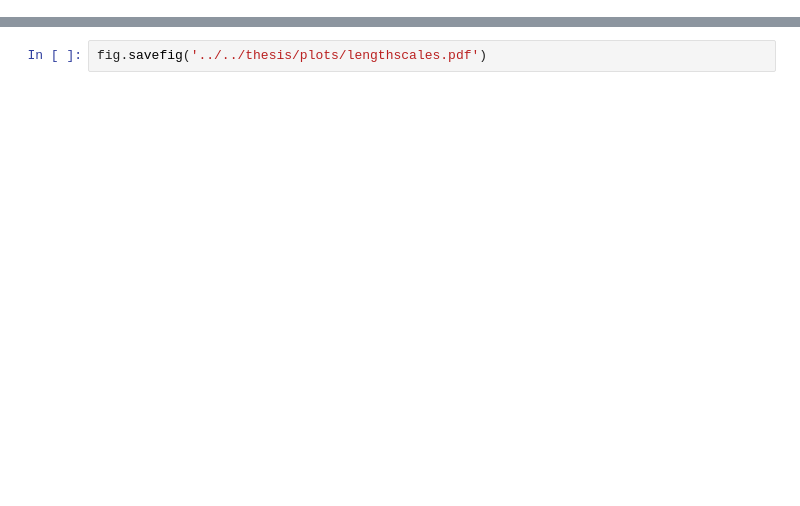
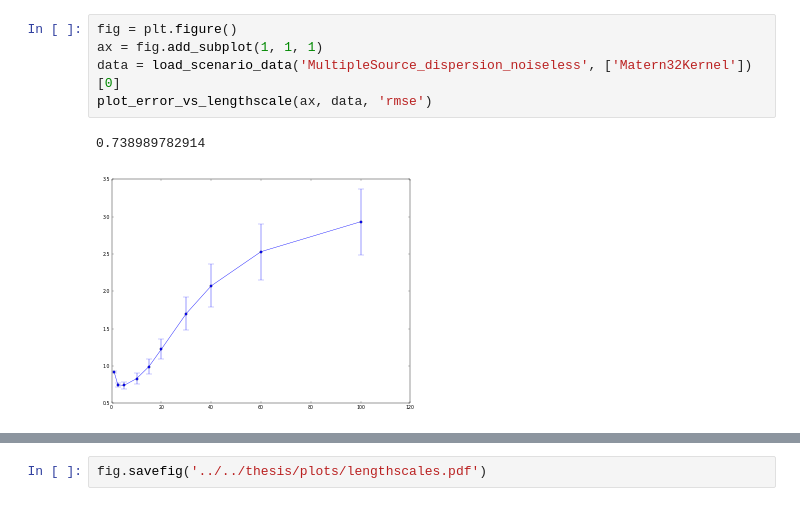
Before and after one commit to jgosmann/plume, a Jupyter notebook: notebooks/Kernels.ipynb, the cells around one changed output, grey strips where cells are left out. Saved outputs shown, nothing was run; the diff lists cells and outputs as text; blank space fills up the shorter version.

```diff
--- a/notebooks/Kernels.ipynb
+++ b/notebooks/Kernels.ipynb
@@ -128,3 +164,11 @@ def create_kernel_plot_matrix(scenarios, error_types, plot_fn=plot_error_vs_leng
+# %%
+fig = plt.figure()
+ax = fig.add_subplot(1, 1, 1)
+data = load_scenario_data('MultipleSource_dispersion_noiseless', ['Matern32Kernel'])[0]
+plot_error_vs_lengthscale(ax, data, 'rmse')
+# %% [output]
+0.738989782914
+[figure, added]
 # %%
 scenarios = [
     'SingleSource_noiseless', 'SingleSource_dispersion_noiseless',
```
Also changed, not shown: parts of 7 cells of this notebook, 2 other files.
